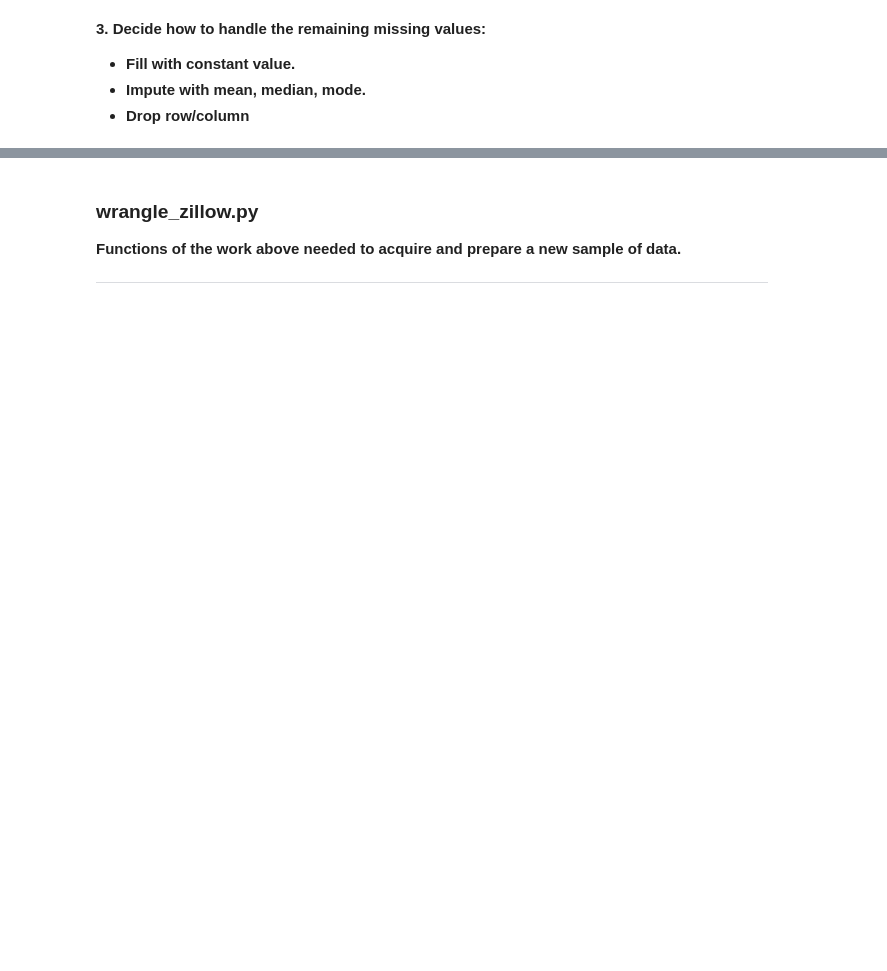
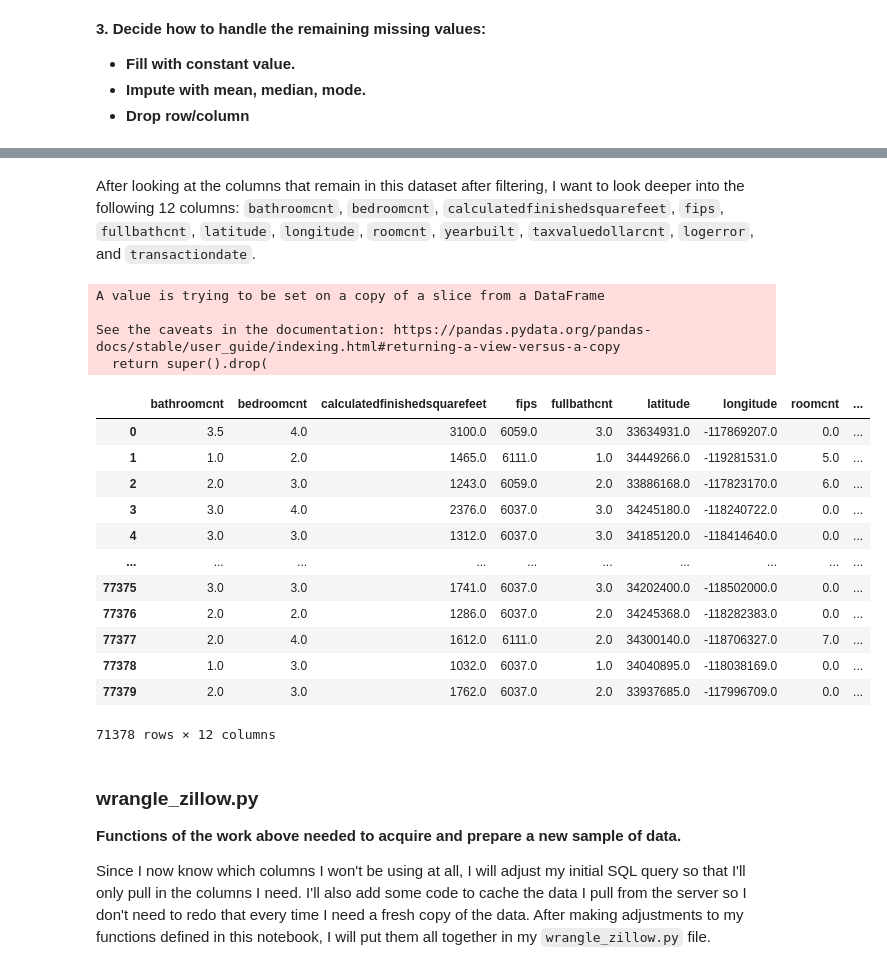
Before and after one commit to sophia-stewart/clustering-exercises, a Jupyter notebook: zillow.ipynb, the cells around one changed output, grey strips where cells are left out. Drawn from its saved outputs; the diff is of its cells as text; code cells hidden in the pictures; blank space fills up the shorter version.

```diff
--- a/zillow.ipynb
+++ b/zillow.ipynb
@@ -457,0 +413,15 @@ only_single_units(zillow)
+# %%
+# define function to remove any suspected non-single unit properties
+def only_single_units(zillow):
+    '''
+    This function takes in the zillow dataframe and removes any properties not believed
+    to be single-unit properties. It returns zillow without those properties.
+    '''
+    zillow_filt = zillow[zillow.propertylandusetypeid.isin([261, 262, 263, 264, 266, 268, 273, 276, 279])]
+    zillow_filt = zillow_filt[(zillow.bathroomcnt > 0) & (zillow.calculatedfinishedsquarefeet > 300)]
+    zillow_filt = zillow_filt[(zillow_filt.unitcnt == 1) | (zillow_filt.unitcnt.isnull())]
+    return zillow_filt
+
+# test function
+zillow = only_single_units(zillow)
+zillow
@@ -470,0 +551,14 @@ only_single_units(zillow)
+# %%
+def handle_missing_values(df, prop_req_col, prop_req_row):
+    '''
+    This function takes in a dataframe, a max proportion of null values for each
+    column, and a max proportion of null values for each row. It returns the
+    dataframe less any rows or columns with more than the max proportion of nulls.
+    '''
+    df = df.dropna(axis=1, thresh=prop_req_col*len(df))
+    df = df.dropna(thresh=prop_req_row*len(df.columns))
+    return df
+
+# test function
+zillow = handle_missing_values(zillow, 0.6, 0.8)
+zillow
@@ -475,0 +604,4 @@ only_single_units(zillow)
+# %%
+# drop rows missing yearbuilt value
+zillow = zillow[zillow.yearbuilt.notnull()]
+zillow
@@ -476,5 +640,35 @@ only_single_units(zillow)
+# %% [markdown]
+After looking at the columns that remain in this dataset after filtering, I want to look deeper into the following 12 columns: `bathroomcnt`, `bedroomcnt`, `calculatedfinishedsquarefeet`, `fips`, `fullbathcnt`, `latitude`, `longitude`, `roomcnt`, `yearbuilt`, `taxvaluedollarcnt`, `logerror`, and `transactiondate`.
+# %%
+# drop 23 unnecessary columns
+zillow.drop(columns=['propertylandusetypeid', 'heatingorsystemtypeid', 'parcelid', 'id',
+                    'buildingqualitytypeid', 'calculatedbathnbr', 'finishedsquarefeet12',
+                    'lotsizesquarefeet', 'propertycountylandusecode', 'propertyzoningdesc',
+                    'rawcensustractandblock', 'regionidcity', 'regionidcounty', 'regionidzip',
+                    'unitcnt', 'structuretaxvaluedollarcnt', 'assessmentyear', 'landtaxvaluedollarcnt',
+                    'taxamount', 'censustractandblock', 'id', 'heatingorsystemdesc', 'propertylandusedesc'],
+           inplace=True)
+zillow
+# %% [output]
+A value is trying to be set on a copy of a slice from a DataFrame
+
+See the caveats in the documentation: https://pandas.pydata.org/pandas-docs/stable/user_guide/indexing.html#returning-a-view-versus-a-copy
+  return super().drop(
+|  | bathroomcnt | bedroomcnt | calculatedfinishedsquarefeet | fips | fullbathcnt | latitude | longitude | roomcnt | ... |
+| 0 | 3.5 | 4.0 | 3100.0 | 6059.0 | 3.0 | 33634931.0 | -117869207.0 | 0.0 | ... |
+| 1 | 1.0 | 2.0 | 1465.0 | 6111.0 | 1.0 | 34449266.0 | -119281531.0 | 5.0 | ... |
+| 2 | 2.0 | 3.0 | 1243.0 | 6059.0 | 2.0 | 33886168.0 | -117823170.0 | 6.0 | ... |
+| 3 | 3.0 | 4.0 | 2376.0 | 6037.0 | 3.0 | 34245180.0 | -118240722.0 | 0.0 | ... |
+| 4 | 3.0 | 3.0 | 1312.0 | 6037.0 | 3.0 | 34185120.0 | -118414640.0 | 0.0 | ... |
+| ... | ... | ... | ... | ... | ... | ... | ... | ... | ... |
+| 77375 | 3.0 | 3.0 | 1741.0 | 6037.0 | 3.0 | 34202400.0 | -118502000.0 | 0.0 | ... |
+| 77376 | 2.0 | 2.0 | 1286.0 | 6037.0 | 2.0 | 34245368.0 | -118282383.0 | 0.0 | ... |
+| 77377 | 2.0 | 4.0 | 1612.0 | 6111.0 | 2.0 | 34300140.0 | -118706327.0 | 7.0 | ... |
+| 77378 | 1.0 | 3.0 | 1032.0 | 6037.0 | 1.0 | 34040895.0 | -118038169.0 | 0.0 | ... |
+| 77379 | 2.0 | 3.0 | 1762.0 | 6037.0 | 2.0 | 33937685.0 | -117996709.0 | 0.0 | ... |
+71378 rows × 12 columns
 # %% [markdown]
 ### wrangle_zillow.py
 **Functions of the work above needed to acquire and prepare a new sample of data.**
 
----
+Since I now know which columns I won't be using at all, I will adjust my initial SQL query so that I'll only pull in the columns I need. I'll also add some code to cache the data I pull from the server so I don't need to redo that every time I need a fresh copy of the data. After making adjustments to my functions defined in this notebook, I will put them all together in my `wrangle_zillow.py` file.
```
Also changed, not shown: parts of 40 cells of this notebook.
